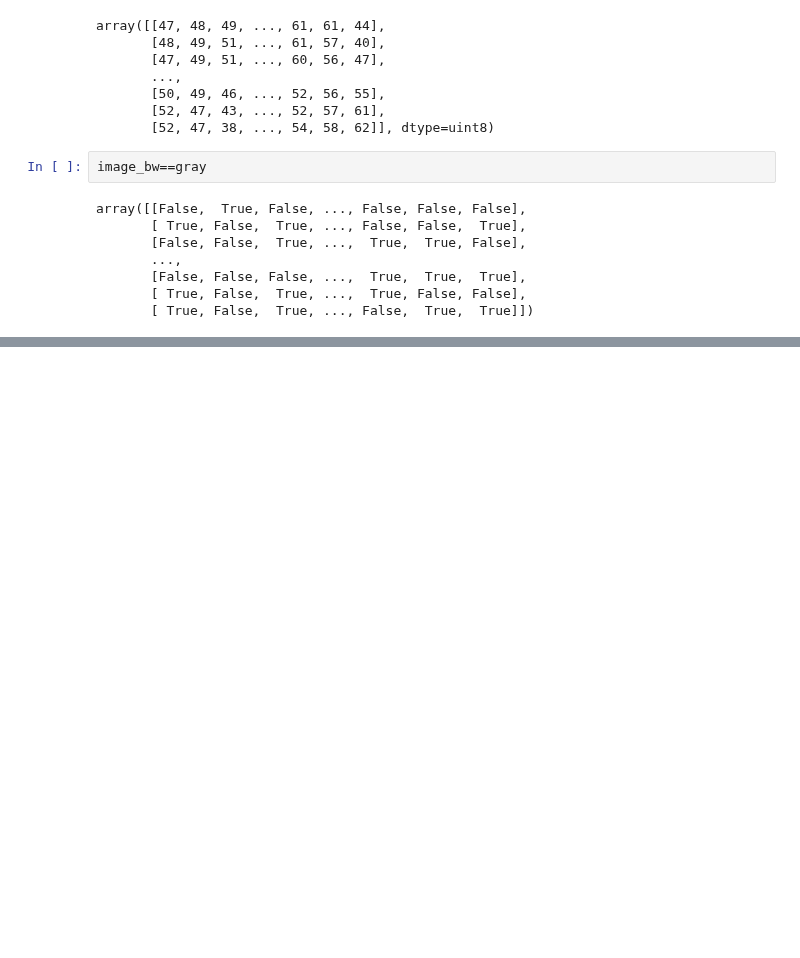
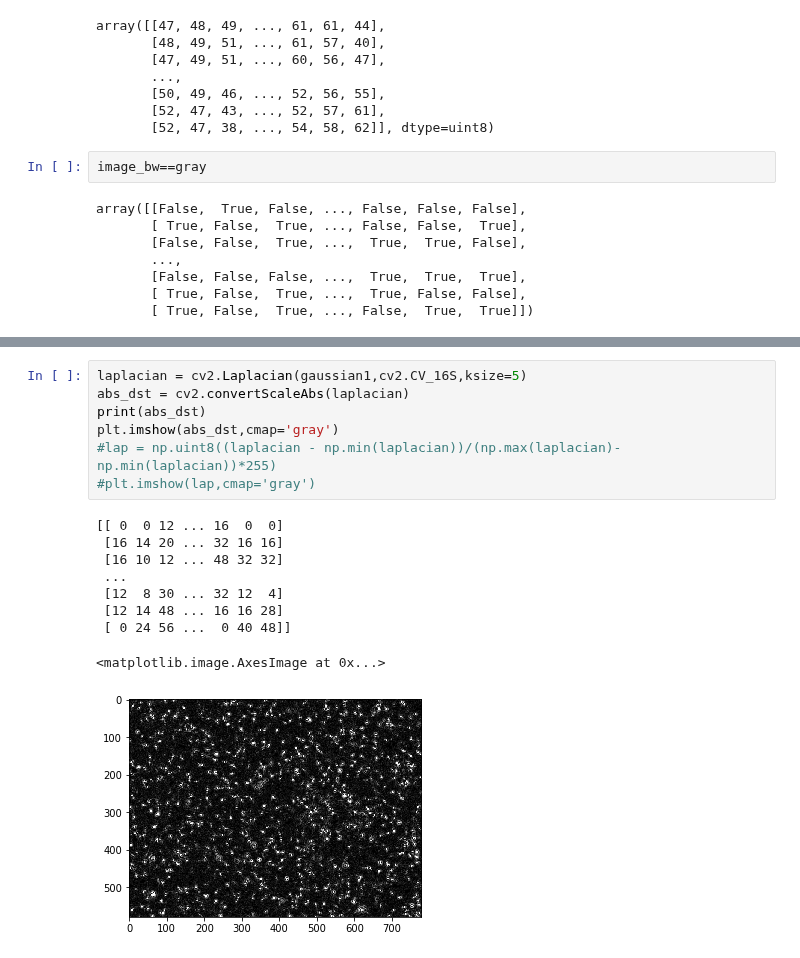
Before and after one commit to MarianoFernandez0/Proyecto-, a Jupyter notebook: development/deteccion imagenes grises/Deteccion de particulas.ipynb, the cells around one changed output, grey strips where cells are left out. Cells and saved outputs as stored; diff of their text form; blank space fills up the shorter version.

```diff
--- a/development/deteccion imagenes grises/Deteccion de particulas.ipynb
+++ b/development/deteccion imagenes grises/Deteccion de particulas.ipynb
@@ -63,0 +174,17 @@ plt.imshow(gaussian1,cmap='gray')
+# %%
+laplacian = cv2.Laplacian(gaussian1,cv2.CV_16S,ksize=5)
+abs_dst = cv2.convertScaleAbs(laplacian)
+print(abs_dst)
+plt.imshow(abs_dst,cmap='gray')
+#lap = np.uint8((laplacian - np.min(laplacian))/(np.max(laplacian)- np.min(laplacian))*255)
+#plt.imshow(lap,cmap='gray')
+# %% [output]
+[[ 0  0 12 ... 16  0  0]
+ [16 14 20 ... 32 16 16]
+ [16 10 12 ... 48 32 32]
+ ...
+ [12  8 30 ... 32 12  4]
+ [12 14 48 ... 16 16 28]
+ [ 0 24 56 ...  0 40 48]]
+<matplotlib.image.AxesImage at 0x...>
+[figure, added]
```
Also changed, not shown: parts of 15 cells of this notebook, 5 other files.
